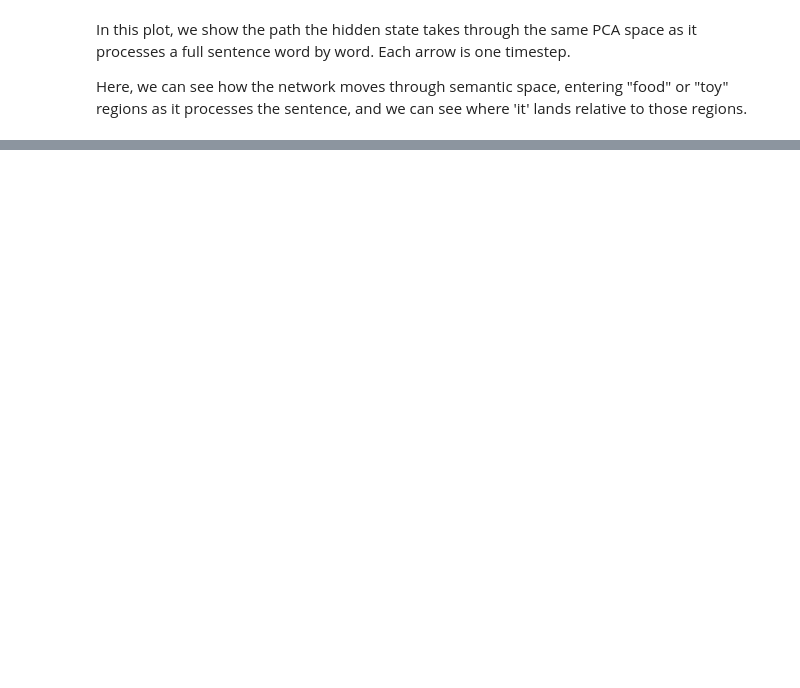
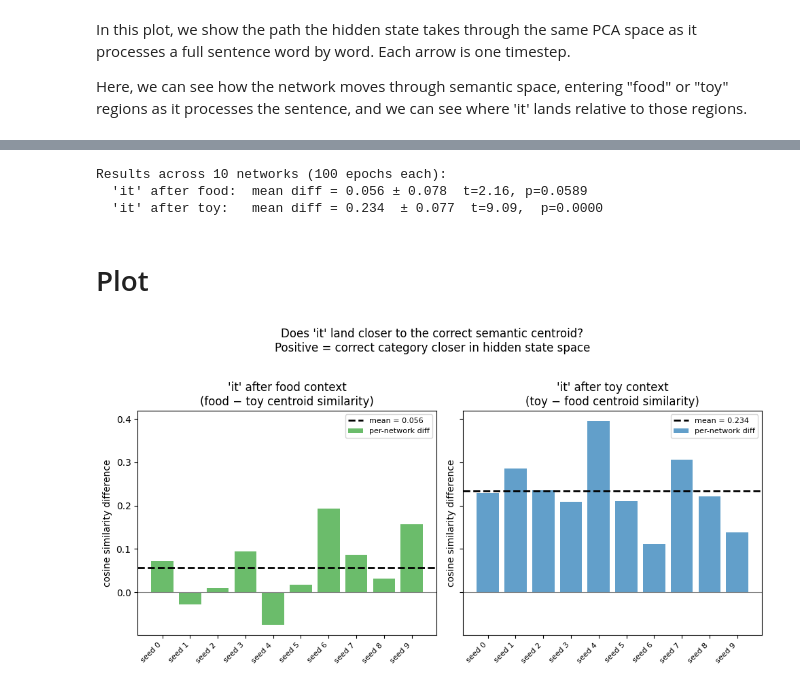
Before and after one commit to apark102/Howell_Rep, a Jupyter notebook: SRN_T.ipynb, the cells around one changed output, grey strips where cells are left out. Saved outputs shown, nothing was run; the diff lists cells and outputs as text; code cells hidden in the pictures; blank space fills up the shorter version.

```diff
--- a/SRN_T.ipynb
+++ b/SRN_T.ipynb
@@ -515,0 +610,23 @@ plot_trajectory("the baby held the drum . it was noisy .",   pca)
+# %%
+print("Training networks...")
+food_diffs = []
+toy_diffs  = []
+
+for seed in SEEDS:
+    trained = run_network(seed, epochs=EPOCHS)
+    load_weights(trained)
+
+    food_centroid = centroid(food_sentences)
+    toy_centroid  = centroid(toy_sentences)
+
+    it_food_states = [get_it_hidden(s) for s in food_sentences]
+    it_toy_states  = [get_it_hidden(s) for s in toy_sentences]
+
+    food_diff = np.mean([cos(h, food_centroid) - cos(h, toy_centroid) for h in it_food_states])
+    toy_diff  = np.mean([cos(h, toy_centroid)  - cos(h, food_centroid) for h in it_toy_states])
+
+    food_diffs.append(food_diff)
+    toy_diffs.append(toy_diff)
+
+food_diffs = np.array(food_diffs)
+toy_diffs  = np.array(toy_diffs)
@@ -515,0 +657,38 @@ plot_trajectory("the baby held the drum . it was noisy .",   pca)
+# %%
+# --- t-tests: is the diff reliably above zero? ---
+t_food, p_food = stats.ttest_1samp(food_diffs, popmean=0)
+t_toy,  p_toy  = stats.ttest_1samp(toy_diffs,  popmean=0)
+
+print(f"\nResults across {N_NETWORKS} networks ({EPOCHS} epochs each):")
+print(f"  'it' after food:  mean diff = {food_diffs.mean():.3f} ± {food_diffs.std():.3f}  "
+      f"t={t_food:.2f}, p={p_food:.4f}")
+print(f"  'it' after toy:   mean diff = {toy_diffs.mean():.3f}  ± {toy_diffs.std():.3f}  "
+      f"t={t_toy:.2f},  p={p_toy:.4f}")
+# %% [output]
+Results across 10 networks (100 epochs each):
+  'it' after food:  mean diff = 0.056 ± 0.078  t=2.16, p=0.0589
+  'it' after toy:   mean diff = 0.234  ± 0.077  t=9.09,  p=0.0000
+# %% [markdown]
+# Plot
+# %%
+fig, axes = plt.subplots(1, 2, figsize=(10, 5), sharey=True)
+
+for ax, diffs, label, color in [
+    (axes[0], food_diffs, "'it' after food context\n(food − toy centroid similarity)", "#2ca02c"),
+    (axes[1], toy_diffs,  "'it' after toy context\n(toy − food centroid similarity)",  "#1f77b4"),
+]:
+    ax.bar(range(N_NETWORKS), diffs, color=color, alpha=0.7, label="per-network diff")
+    ax.axhline(diffs.mean(), color="black", linewidth=2, linestyle="--", label=f"mean = {diffs.mean():.3f}")
+    ax.axhline(0, color="gray", linewidth=0.8)
+    ax.set_xticks(range(N_NETWORKS))
+    ax.set_xticklabels([f"seed {s}" for s in SEEDS], rotation=45, ha="right", fontsize=8)
+    ax.set_ylabel("cosine similarity difference")
+    ax.set_title(label)
+    ax.legend(fontsize=8)
+
+fig.suptitle("Does 'it' land closer to the correct semantic centroid?\n"
+             "Positive = correct category closer in hidden state space", y=1.02)
+plt.tight_layout()
+plt.show()
+# %% [output]
+[figure, added]
```
Also changed, not shown: parts of 14 cells of this notebook.
